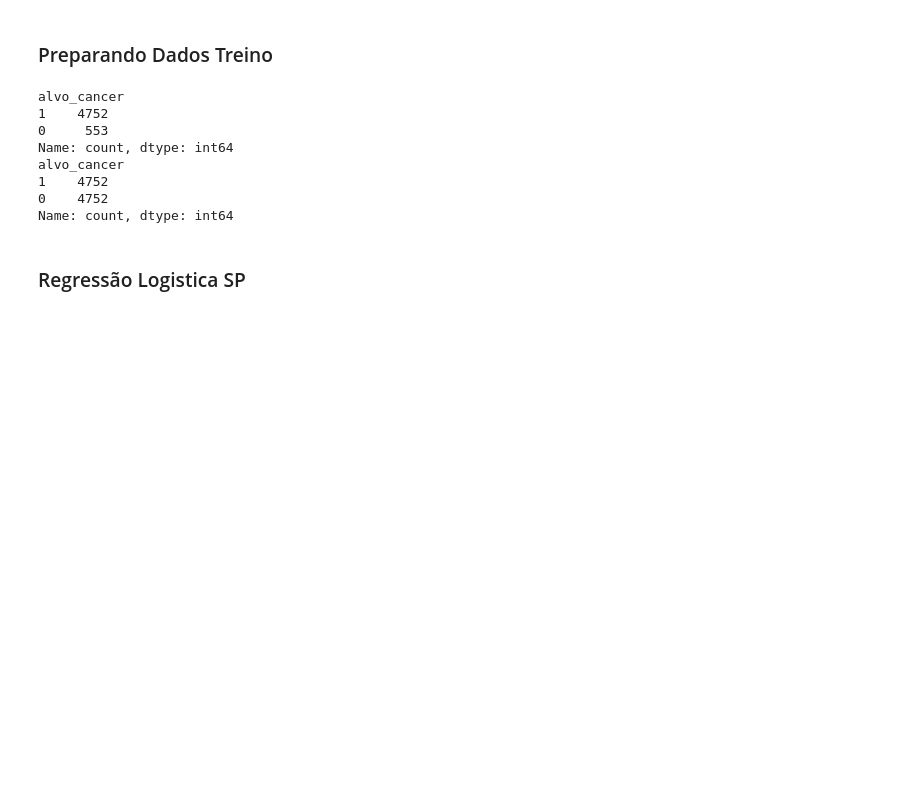
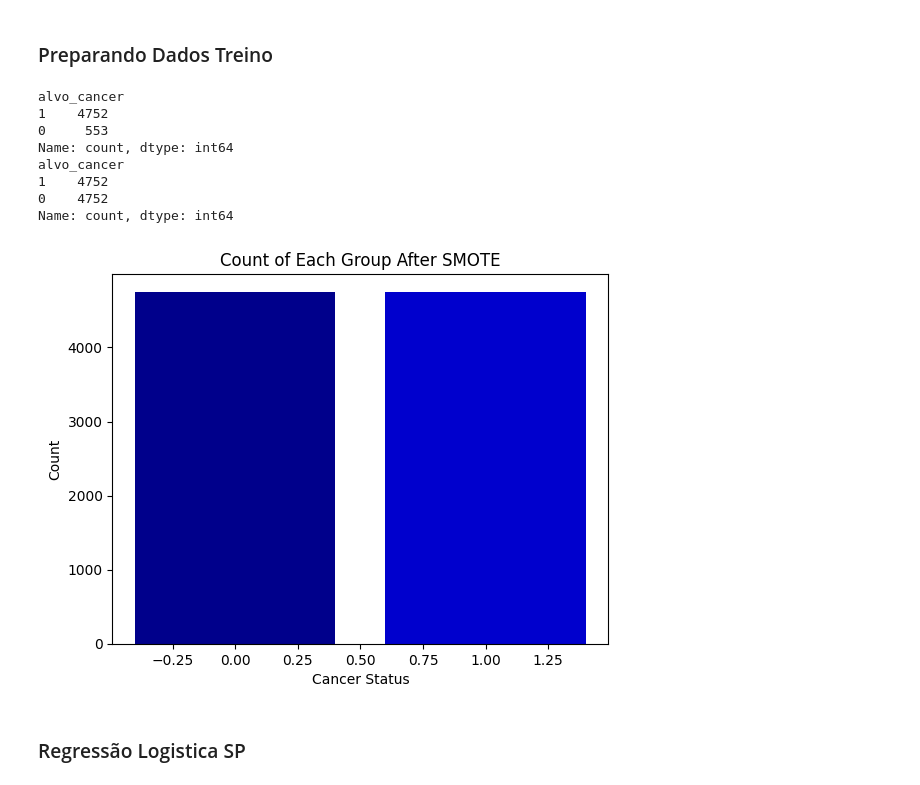
Before and after one commit to Carlos3du/canine-mammary-tumors, a Jupyter notebook: notebooks/model.ipynb, the cells around one changed output. Cells and saved outputs as stored; diff of their text form; code cells hidden in the pictures; blank space fills up the shorter version.

Commit message:
fix: organize better the output images

```diff
--- a/notebooks/model.ipynb
+++ b/notebooks/model.ipynb
@@ -832,6 +832,20 @@ alvo_cancer
 1    4752
 0    4752
 Name: count, dtype: int64
+# %%
+# Plotar balanceamento de classes após SMOTE
+plt.bar(
+    y_treino_smote.value_counts().index,
+    y_treino_smote.value_counts().values,
+    color=[PALETTE[3], PALETTE[2]]
+)
+plt.xlabel('Cancer Status')
+plt.ylabel('Count')
+plt.title('Count of Each Group After SMOTE')
+plt.savefig('../output/Group_Counts_SMOTE.png', dpi=300, bbox_inches='tight')
+plt.show()
+# %% [output]
+[figure, added]
 # %% [markdown]
 ### Regressão Logistica SP
 # %%
```
Also changed, not shown: 31 other files.
